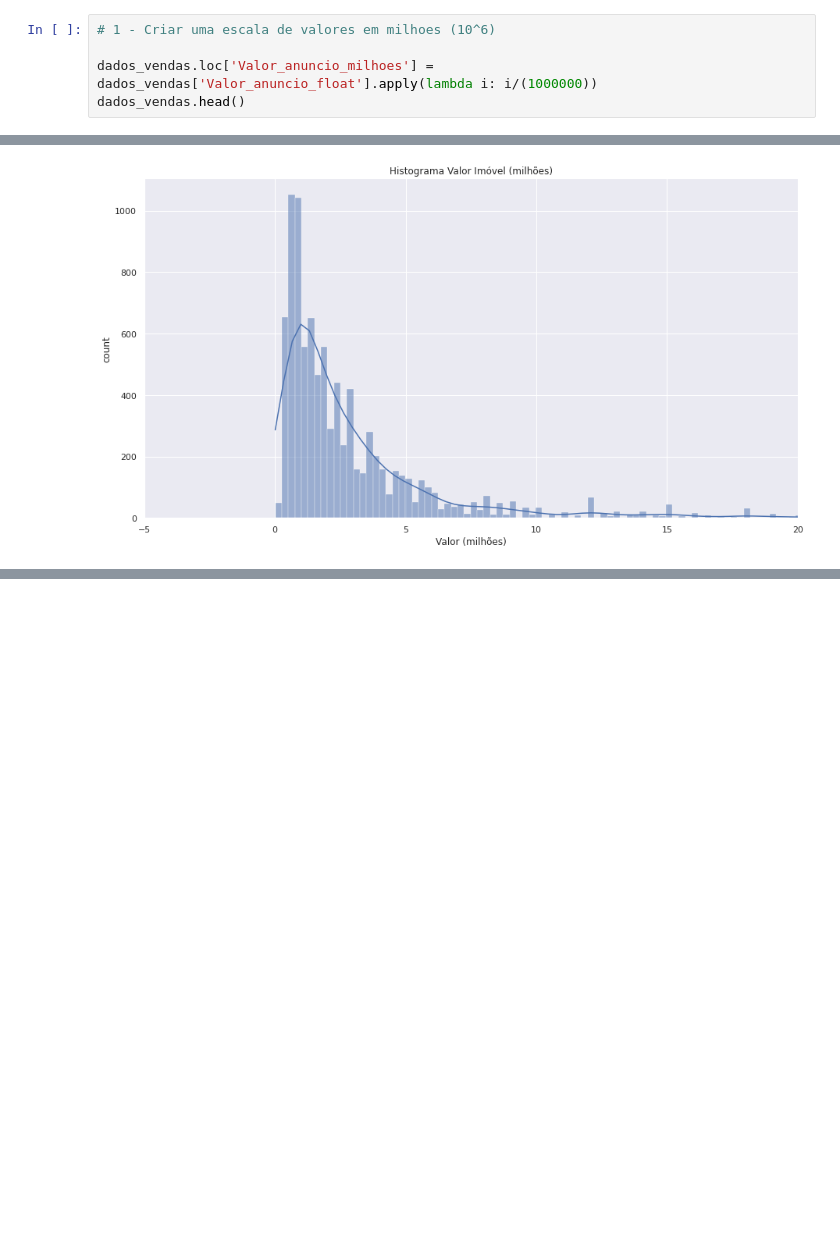
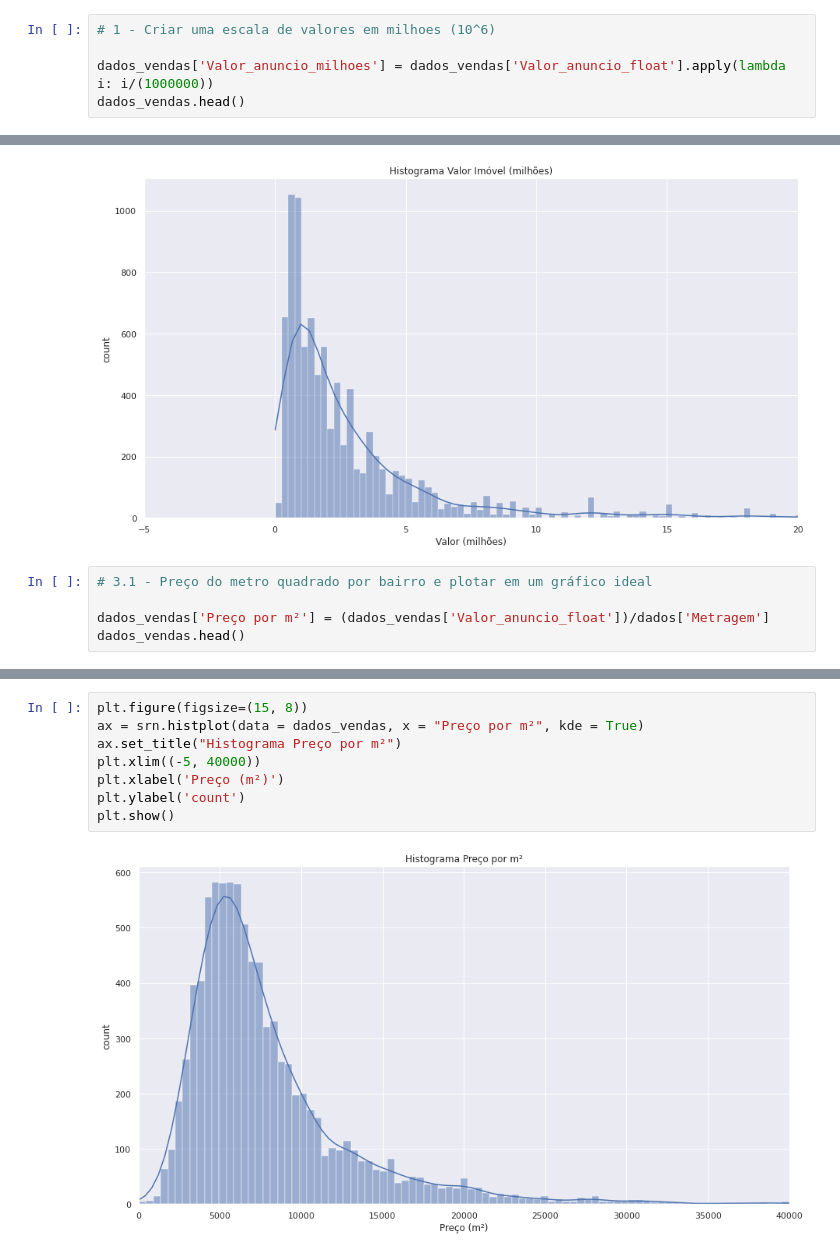
Before and after one commit to njuliacsouza/imersaoDADOS_Alura4, a Jupyter notebook: desafios/Imersao_dados_4_aula02.ipynb, the cells around one changed output, grey strips where cells are left out. Cells and saved outputs as stored; diff of their text form; blank space fills up the shorter version.

```diff
--- a/desafios/Imersao_dados_4_aula02.ipynb
+++ b/desafios/Imersao_dados_4_aula02.ipynb
@@ -214,6 +201,6 @@ plt.show()
 # %%
 # 1 - Criar uma escala de valores em milhoes (10^6)
 
-dados_vendas.loc['Valor_anuncio_milhoes'] = dados_vendas['Valor_anuncio_float'].apply(lambda i: i/(1000000))
+dados_vendas['Valor_anuncio_milhoes'] = dados_vendas['Valor_anuncio_float'].apply(lambda i: i/(1000000))
 dados_vendas.head()
 # %% [output]
@@ -239,3 +222,8 @@ plt.ylabel('count')
 plt.show()
 # %% [output]
 [figure]
+# %%
+# 3.1 - Preço do metro quadrado por bairro e plotar em um gráfico ideal
+
+dados_vendas['Preço por m²'] = (dados_vendas['Valor_anuncio_float'])/dados['Metragem']
+dados_vendas.head()
@@ -241,0 +237,10 @@ plt.show()
+# %%
+plt.figure(figsize=(15, 8))
+ax = srn.histplot(data = dados_vendas, x = "Preço por m²", kde = True)
+ax.set_title("Histograma Preço por m²")
+plt.xlim((-5, 40000))
+plt.xlabel('Preço (m²)')
+plt.ylabel('count')
+plt.show()
+# %% [output]
+[figure, added]
```
Also changed, not shown: parts of 10 cells of this notebook.
